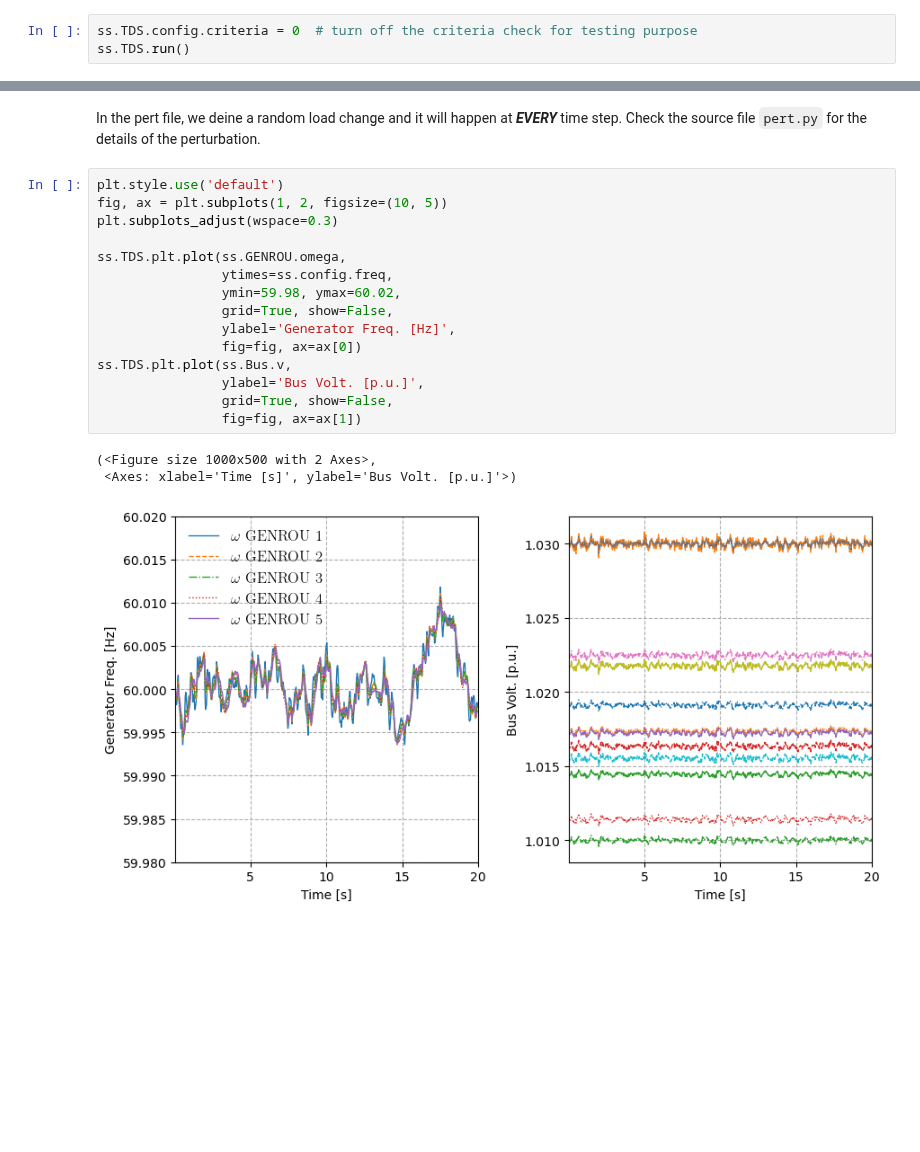
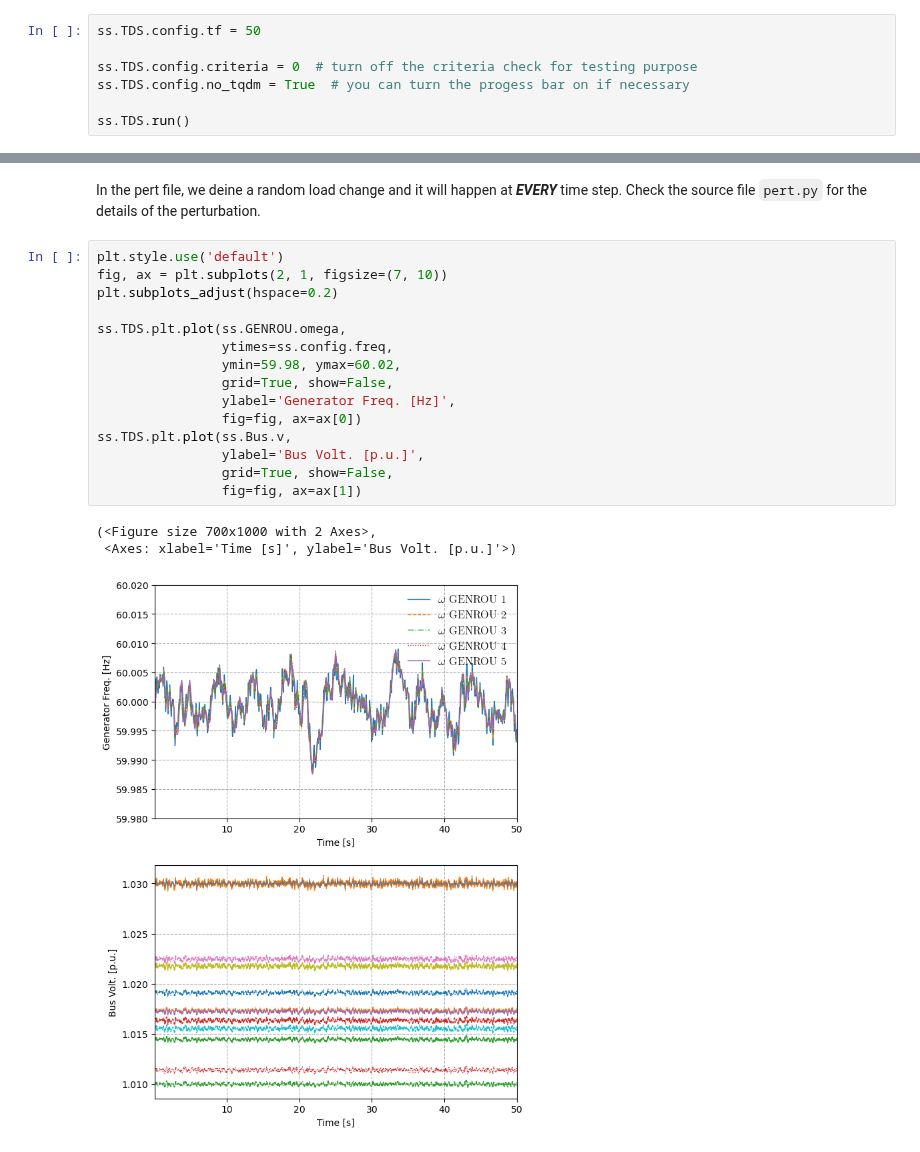
Before and after one commit to CURENT/demo, a Jupyter notebook: demo/andes_stochastic/andes_stochastic.ipynb, the cells around one changed output, grey strips where cells are left out. Cells and saved outputs as stored; diff of their text form; blank space fills up the shorter version.

```diff
--- a/demo/andes_stochastic/andes_stochastic.ipynb
+++ b/demo/andes_stochastic/andes_stochastic.ipynb
@@ -84,7 +84,11 @@ Then, we can run the simulation with pertubation.
 - More details about Pertubation file can be found at https://docs.andes.app/en/latest/getting_started/formats/disturbance.html#perturbation-file
 - Do a load change in ANDES: https://docs.andes.app/en/latest/_examples/ex9.html
 # %%
+ss.TDS.config.tf = 50
+
 ss.TDS.config.criteria = 0  # turn off the criteria check for testing purpose
+ss.TDS.config.no_tqdm = True  # you can turn the progess bar on if necessary
+
 ss.TDS.run()
 # %% [output]
 -> Time Domain Simulation Summary:
@@ -98,20 +102,20 @@ In the pert file, we deine a random load change and it will happen at ***EVERY**
 Check the source file ``pert.py`` for the details of the perturbation.
 # %%
 plt.style.use('default')
-fig, ax = plt.subplots(1, 2, figsize=(10, 5))
-plt.subplots_adjust(wspace=0.3)
+fig, ax = plt.subplots(2, 1, figsize=(7, 10))
+plt.subplots_adjust(hspace=0.2)
 
 ss.TDS.plt.plot(ss.GENROU.omega,
                 ytimes=ss.config.freq,
                 ymin=59.98, ymax=60.02,
                 grid=True, show=False,
                 ylabel='Generator Freq. [Hz]',
                 fig=fig, ax=ax[0])
 ss.TDS.plt.plot(ss.Bus.v,
                 ylabel='Bus Volt. [p.u.]',
                 grid=True, show=False,
                 fig=fig, ax=ax[1])
 # %% [output]
-(<Figure size 1000x500 with 2 Axes>,
+(<Figure size 700x1000 with 2 Axes>,
  <Axes: xlabel='Time [s]', ylabel='Bus Volt. [p.u.]'>)
-[figure, old version]
+[figure, new version]
```
Also changed, not shown: parts of 4 cells of this notebook.
